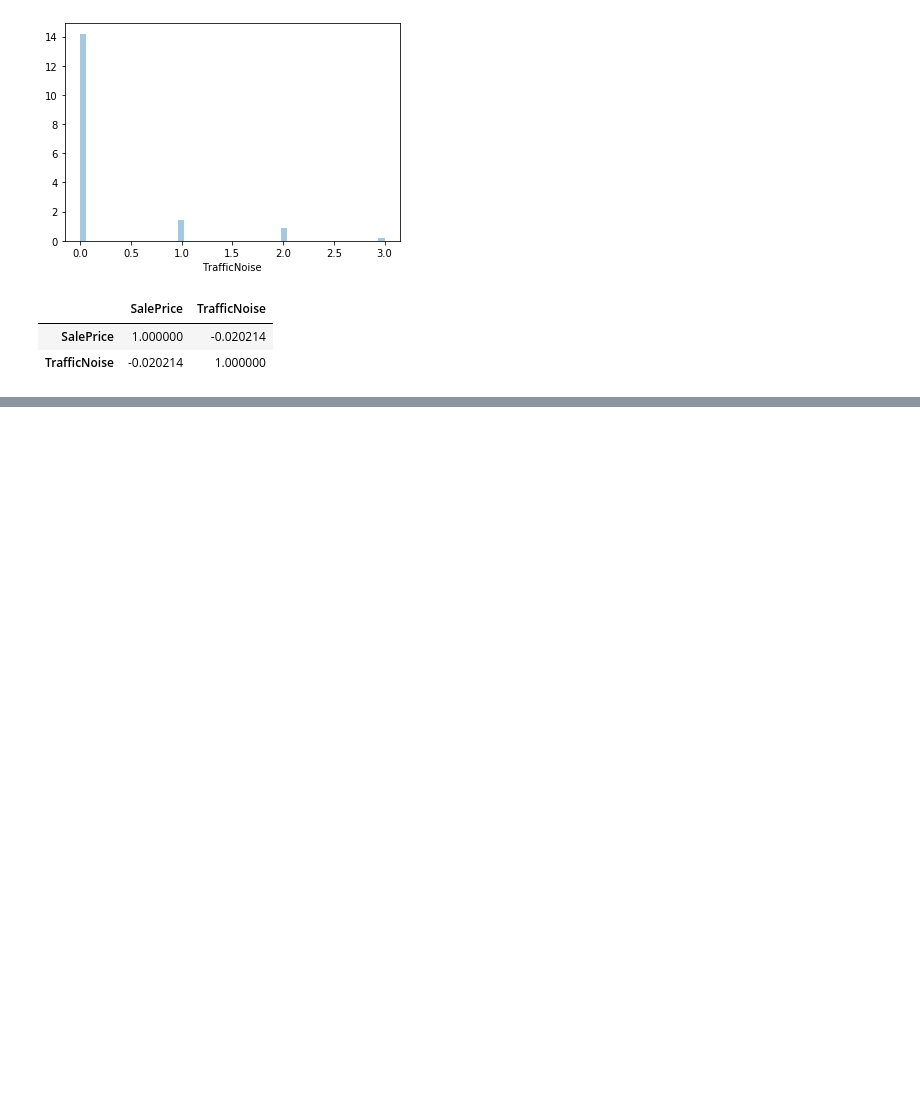
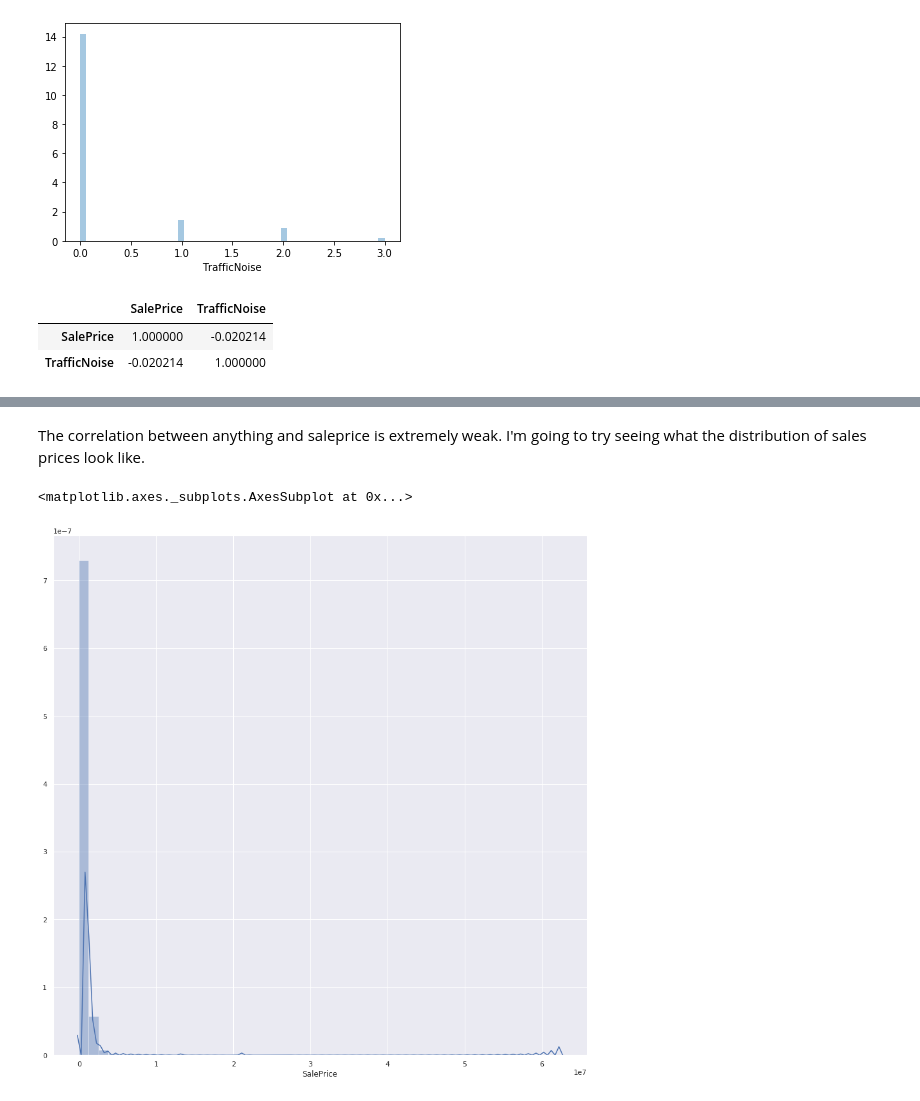
Before and after one commit to chum46/housing_sales_king_county, a Jupyter notebook: notebooks/exploratory/03_mef_noise_correlation.ipynb, the cells around one changed output, grey strips where cells are left out. Drawn from its saved outputs; the diff is of its cells as text; code cells hidden in the pictures; blank space fills up the shorter version.

```diff
--- a/notebooks/exploratory/03_mef_noise_correlation.ipynb
+++ b/notebooks/exploratory/03_mef_noise_correlation.ipynb
@@ -118,0 +215,7 @@ sales_vs_traffic_noise.corr()
+# %% [markdown]
+The correlation between anything and saleprice is extremely weak. I'm going to try seeing what the distribution of sales prices look like.
+# %%
+sns.distplot(sales.SalePrice)
+# %% [output]
+<matplotlib.axes._subplots.AxesSubplot at 0x...>
+[figure, added]
```
Also changed, not shown: parts of 31 cells of this notebook, 2 other files.
